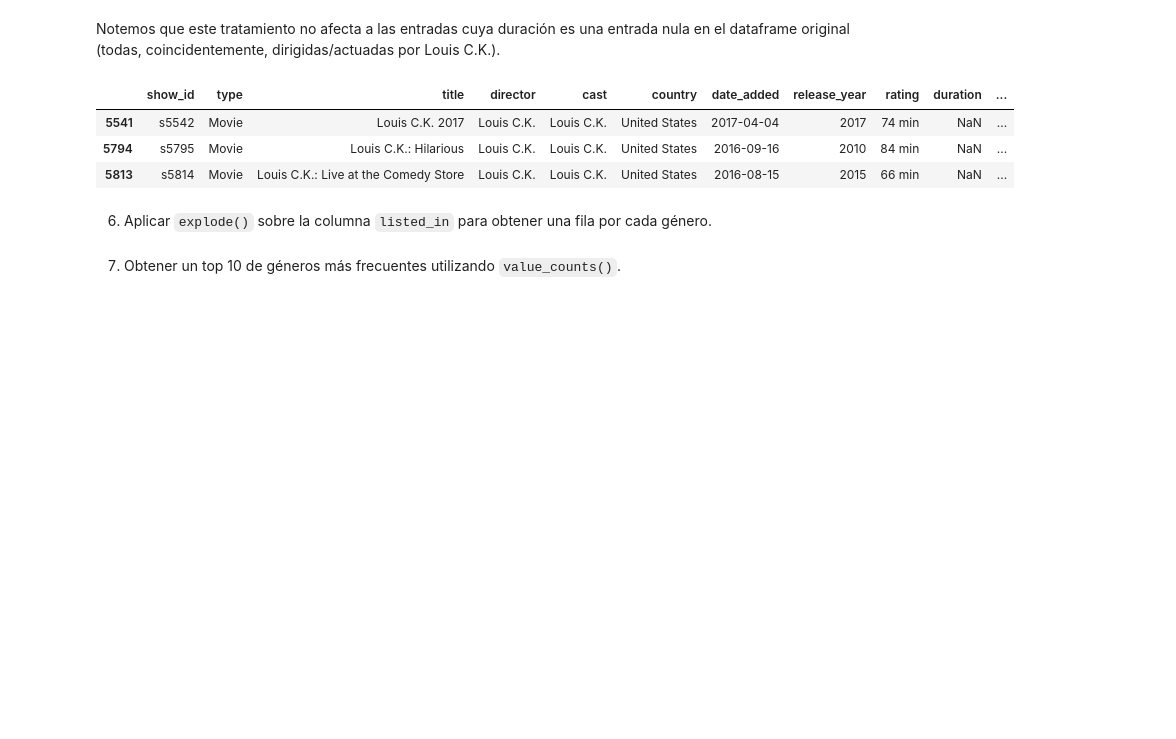
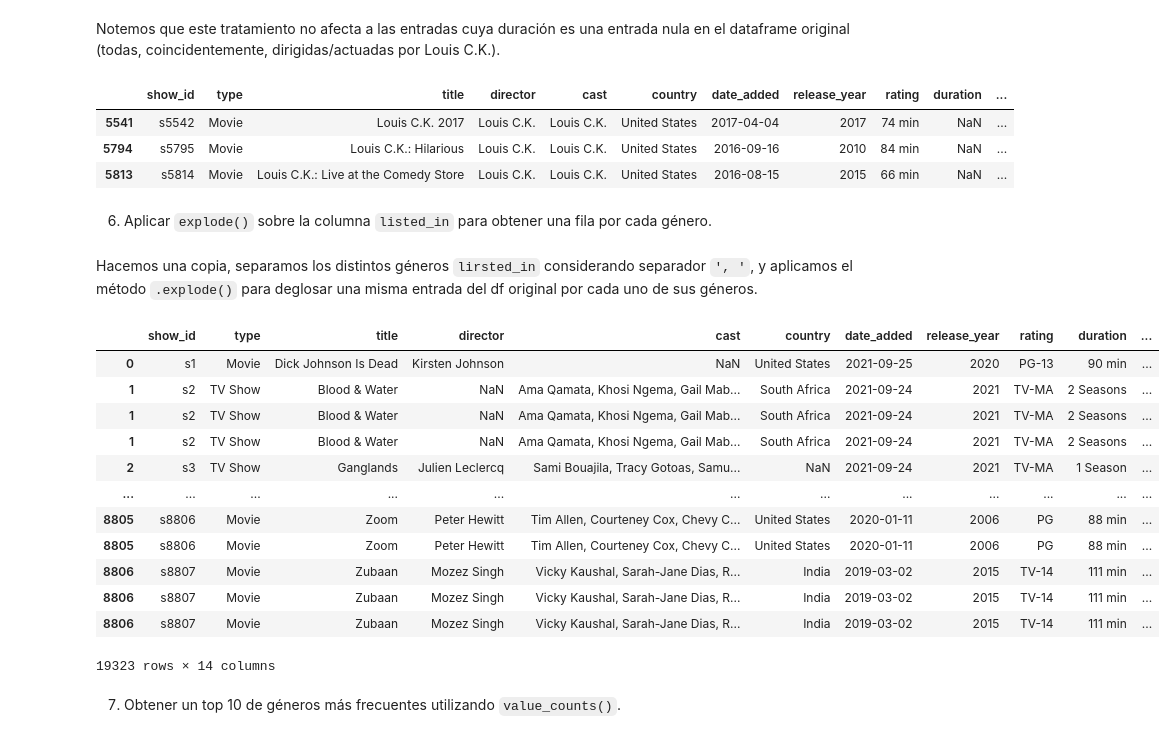
Before and after one commit to Nolberto-Rivera/MAT306-EntregablesNRivera, a Jupyter notebook: docs/labs/lab_03.ipynb, the cells around one changed output. Drawn from its saved outputs; the diff is of its cells as text; code cells hidden in the pictures; blank space fills up the shorter version.

```diff
--- a/docs/labs/lab_03.ipynb
+++ b/docs/labs/lab_03.ipynb
@@ -298,5 +300,26 @@ filmes.loc[filmes['duration'].isnull()]
 | 5813 | s5814 | Movie | Louis C.K.: Live at the Comedy Store | Louis C.K. | Louis C.K. | United States | 2016-08-15 | 2015 | 66 min | NaN | ... |
 # %% [markdown]
 6. Aplicar `explode()` sobre la columna `listed_in` para obtener una fila por cada género.
+# %% [markdown]
+Hacemos una copia, separamos los distintos géneros `lirsted_in` considerando separador `', '`, y aplicamos el método `.explode()` para deglosar una misma entrada del df original por cada uno de sus géneros.
+# %%
+df_deglosado = df.copy()
+df_deglosado['listed_in'] = df_deglosado['listed_in'].str.split(', ')
+df_deglosado = df_deglosado.explode('listed_in')
+df_deglosado#.head()
+# %% [output]
+|  | show_id | type | title | director | cast | country | date_added | release_year | rating | duration | ... |
+| 0 | s1 | Movie | Dick Johnson Is Dead | Kirsten Johnson | NaN | United States | 2021-09-25 | 2020 | PG-13 | 90 min | ... |
+| 1 | s2 | TV Show | Blood & Water | NaN | Ama Qamata, Khosi Ngema, Gail Mab... | South Africa | 2021-09-24 | 2021 | TV-MA | 2 Seasons | ... |
+| 1 | s2 | TV Show | Blood & Water | NaN | Ama Qamata, Khosi Ngema, Gail Mab... | South Africa | 2021-09-24 | 2021 | TV-MA | 2 Seasons | ... |
+| 1 | s2 | TV Show | Blood & Water | NaN | Ama Qamata, Khosi Ngema, Gail Mab... | South Africa | 2021-09-24 | 2021 | TV-MA | 2 Seasons | ... |
+| 2 | s3 | TV Show | Ganglands | Julien Leclercq | Sami Bouajila, Tracy Gotoas, Samu... | NaN | 2021-09-24 | 2021 | TV-MA | 1 Season | ... |
+| ... | ... | ... | ... | ... | ... | ... | ... | ... | ... | ... | ... |
+| 8805 | s8806 | Movie | Zoom | Peter Hewitt | Tim Allen, Courteney Cox, Chevy C... | United States | 2020-01-11 | 2006 | PG | 88 min | ... |
+| 8805 | s8806 | Movie | Zoom | Peter Hewitt | Tim Allen, Courteney Cox, Chevy C... | United States | 2020-01-11 | 2006 | PG | 88 min | ... |
+| 8806 | s8807 | Movie | Zubaan | Mozez Singh | Vicky Kaushal, Sarah-Jane Dias, R... | India | 2019-03-02 | 2015 | TV-14 | 111 min | ... |
+| 8806 | s8807 | Movie | Zubaan | Mozez Singh | Vicky Kaushal, Sarah-Jane Dias, R... | India | 2019-03-02 | 2015 | TV-14 | 111 min | ... |
+| 8806 | s8807 | Movie | Zubaan | Mozez Singh | Vicky Kaushal, Sarah-Jane Dias, R... | India | 2019-03-02 | 2015 | TV-14 | 111 min | ... |
+19323 rows × 14 columns
 # %% [markdown]
 7. Obtener un top 10 de géneros más frecuentes utilizando `value_counts()`.
```
Also changed, not shown: parts of 16 cells of this notebook.
